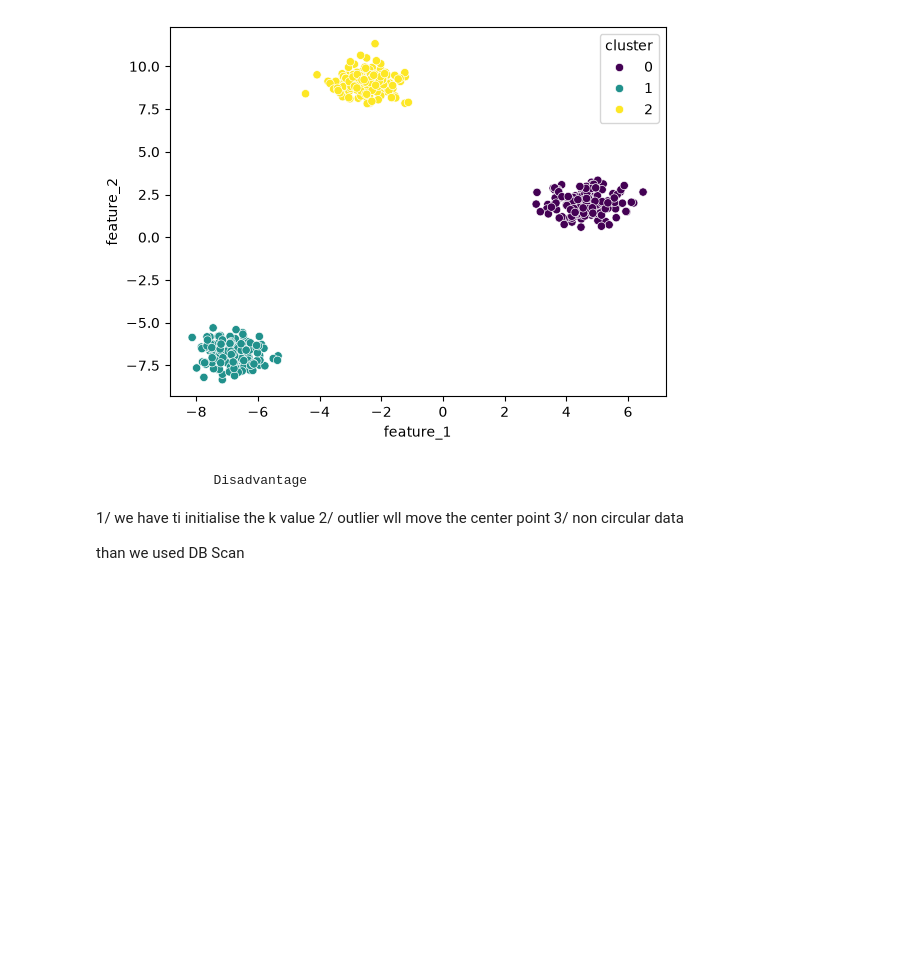
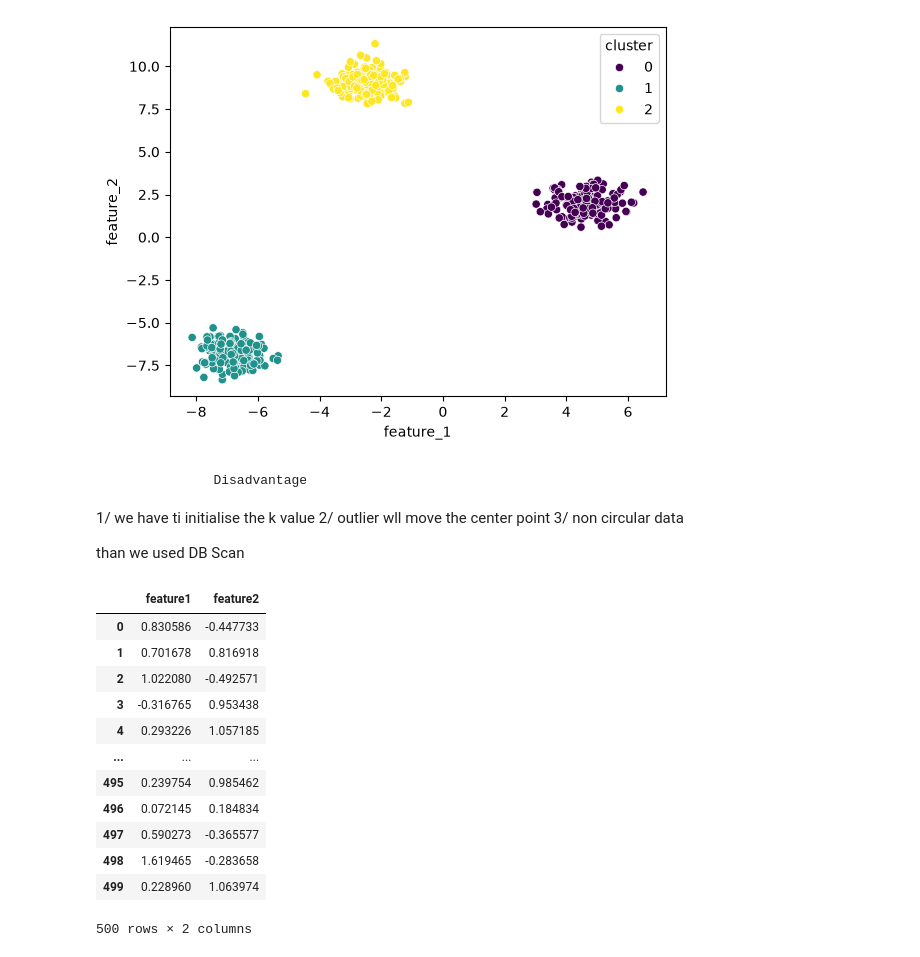
Before and after one commit to Imdhruvkumar/machine-learning-ML-, a Jupyter notebook: mlproject/unsupervised/kmean_algo.ipynb, the cells around one changed output. Drawn from its saved outputs; the diff is of its cells as text; code cells hidden in the pictures; blank space fills up the shorter version.

```diff
--- a/mlproject/unsupervised/kmean_algo.ipynb
+++ b/mlproject/unsupervised/kmean_algo.ipynb
@@ -119,0 +122,6 @@ than we used DB Scan
+# %%
+X, y = make_moons(
+    n_samples=500,
+    noise=0.05,
+    random_state=42
+)
@@ -119,0 +130,18 @@ than we used DB Scan
+# %%
+df = pd.DataFrame(X,columns=['feature1','feature2'])
+# %%
+df
+# %% [output]
+|  | feature1 | feature2 |
+| 0 | 0.830586 | -0.447733 |
+| 1 | 0.701678 | 0.816918 |
+| 2 | 1.022080 | -0.492571 |
+| 3 | -0.316765 | 0.953438 |
+| 4 | 0.293226 | 1.057185 |
+| ... | ... | ... |
+| 495 | 0.239754 | 0.985462 |
+| 496 | 0.072145 | 0.184834 |
+| 497 | 0.590273 | -0.365577 |
+| 498 | 1.619465 | -0.283658 |
+| 499 | 0.228960 | 1.063974 |
+500 rows × 2 columns
```
Also changed, not shown: parts of 10 cells of this notebook.
